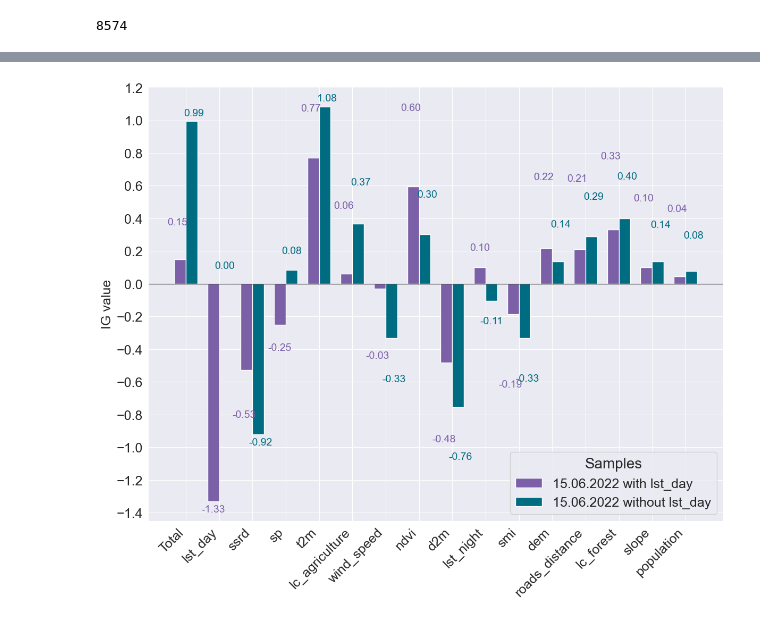
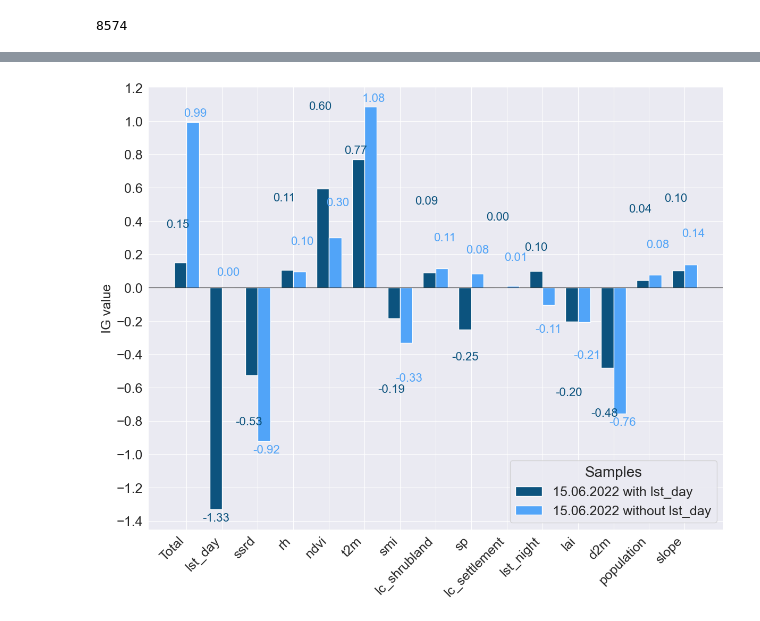
Before and after one commit to paulinebecker2002/mesogeos, a Jupyter notebook: outputs/big_fires.ipynb, the cells around one changed output, grey strips where cells are left out. Drawn from its saved outputs; the diff is of its cells as text; code cells hidden in the pictures.

```diff
--- a/outputs/big_fires.ipynb
+++ b/outputs/big_fires.ipynb
@@ -598,6 +655,6 @@ plot_grouped_shap_comparison_sorted(FN_w_lst_day, FN_wo_lst_day)
 # %%
 def annotate_bars_stacked_vertical_ig(
-        ax, x, shap_1, shap_2, width,
+        ax, x, shap_1, shap_2, width, color1, color2,
         *,
         fontsize=10,
         small_bar_thresh=0.15,
@@ -606,7 +663,7 @@ def annotate_bars_stacked_vertical_ig(
         small_boost=0.06,
         same_sign_sep=0.14,
         small_bar_gap=0.2,
-        large_bar_thresh=0.8,     # ab wann "groß" gilt
+        large_bar_thresh=0.6,     # ab wann "groß" gilt
         large_bar_offset=0.02     # Label-Abstand bei großen Balken
 ):
     import numpy as np
@@ -614,7 +671,6 @@ def annotate_bars_stacked_vertical_ig(
     blau = "#7B60A8"
     tuerkis = "#006C81"
     colors = ["navy", "darkred"]
-    # Farben für die Balken
 
     def outward_offset(val):
         """Standardoffset (außer bei sehr großen Balken)"""
@@ -627,7 +683,7 @@ def annotate_bars_stacked_vertical_ig(
         same_sign = np.sign(v1) == np.sign(v2)
 
         if same_sign:
-            colors = ["navy", "darkred"]
+            colors = [color1, color2]
             dxs = [-0.25, +0.25]
 
             # Basispositionen
@@ -640,8 +696,8 @@ def annotate_bars_stacked_vertical_ig(
 
             if (abs(v1) < small_bar_thresh) and (abs(v2) < small_bar_thresh):
                 dir_sign = 1 if v1 >= 0 else -1
-                y1 += dir_sign * small_bar_gap
-                y2 += dir_sign * small_bar_gap
+                y1 += dir_sign * small_bar_gap + 0.01  # + for IG values +0.01 for FN comparison
+                y2 += dir_sign * small_bar_gap - 0.04 * dir_sign # + for IG values -0.03 for FN comparison
 
             if abs(v1) > large_bar_thresh:
                 y1 = v1 + (large_bar_offset if v1 > 0 else -large_bar_offset)
@@ -656,16 +712,14 @@ def annotate_bars_stacked_vertical_ig(
                     fontsize=fontsize, color=colors[1])
 
         else:
-            # Unterschiedliche Vorzeichen
+
             for val, dx_sign, color in zip([v1, v2],
                                            [-width/2, +width/2],
-                                        ["navy", "darkred"]):
-                # Standardoffset
+                                        [color1, color2]):
                 if abs(val) > large_bar_thresh:
-                    # Große Balken: Label direkt ±0.01
                     y_pos = val + (large_bar_offset if val > 0 else -large_bar_offset)
                 else:
-                    y_pos = val + outward_offset(val)
+                    y_pos = val + outward_offset(val) + (0.02 if val > 0 else -0.02)  # +0.01 for IG values
                 va = 'bottom' if val >= 0 else 'top'
                 ax.text(x[i] + dx_sign, y_pos, f"{val:.2f}",
                         ha='center', va=va, fontsize=fontsize, color=color)
@@ -731,66 +777,50 @@ plot_grouped_ig_comparison_fixed(FN_ig_w_lst_day, TP_ig_w_lst_day)
 #csv data is created from waterfall method in plot_shap.py
 def plot_grouped_ig_comparison_sorted(df_1, df_2):
 
-    assert all(df_1['feature'] == df_2['feature']), "Features in den CSVs stimmen nicht überein."
+    fixed_order = [
+        "Total", "lst_day", "ssrd", "rh", "ndvi", "t2m", "smi", "lc_shrubland", "sp",
+        "lc_settlement", "sparse_vegetation", "lst_night", "lai", "d2m", "population",
+        "slope", "wind_speed", "lc_grassland", "lc_wetland", "dem", "lc_agriculture",
+        "roads_distance", "tp", "lc_forest", "lc_water_bodies"
+    ]
 
     abs_sum_1 = df_1['ig_value'].sum()
     abs_sum_2 = df_2['ig_value'].sum()
 
-    df_1['diff'] = (df_1['ig_value'] - df_2['ig_value']).abs()
-    df_sorted = df_1.sort_values(by="diff", ascending=False).reset_index(drop=True).head(15)
+    df_1 = df_1.set_index('feature')
+    df_2 = df_2.set_index('feature')
 
-    features = ["Total"] + df_sorted['feature'].tolist()
-    shap_1 = [abs_sum_1] + df_1.set_index('feature').loc[df_sorted['feature'], 'ig_value'].tolist()
-    shap_2 = [abs_sum_2] + df_2.set_index('feature').loc[df_sorted['feature'], 'ig_value'].tolist()
+    features = [f for f in fixed_order if f in df_1.index or f == "Total"][:15]
+    shap_1 = [abs_sum_1 if f == "Total" else df_1.loc[f, 'ig_value'] for f in features]
+    shap_2 = [abs_sum_2 if f == "Total" else df_2.loc[f, 'ig_value'] for f in features]
 
     x = np.arange(len(features))
     width = 0.35
 
     fig, ax = plt.subplots(figsize=(12, 10))
 
-    #norm = plt.Normalize(min(shap_1 + shap_2), max(shap_1 + shap_2))
-    #colors_1 = cm.Blues_r(norm(shap_1))
-    #colors_2 = cm.Reds(norm(shap_2))
+    dark_blue = "#0C537E"   # dunkles Blau
+    light_blue = "#51A4F8"
 
-    norm = Normalize(0, max(np.abs(shap_1 + shap_2)))
-    colors_1 = [cm.Blues(0.4 + 0.7 * norm(abs(val))) for val in shap_1]
-    colors_2 = [cm.Reds(0.4 + 0.7 * norm(abs(val))) for val in shap_2]
+    bars1 = ax.bar(x - width/2, shap_1, width, color=dark_blue, label="15.06.2022 with lst_day")
+    bars2 = ax.bar(x + width/2, shap_2, width, color=light_blue, label="15.06.2022 without lst_day")
 
-
-
-    #norm = Normalize(vmin=0, vmax=max(np.max(np.abs(shap_1)), np.max(np.abs(shap_2))))
-
-
-    blau_cmap = LinearSegmentedColormap.from_list("blauviolett", ["#eff3ff", "#6a51a3"])
-
-
-    tuerkis_cmap = LinearSegmentedColormap.from_list("tuerkis", ["#16C1E5", "#005f73"]) #c6f6f6
-    blau = "#7B60A8"
-    tuerkis = "#006C81"
-
-
-    colors_1 = [blau_cmap(0.4 + 0.6 * norm(abs(val))) for val in shap_1]
-    colors_2 = [tuerkis_cmap(0.4 + 0.6 * norm(abs(val))) for val in shap_2]
-
-    bars1 = ax.bar(x - width/2, shap_1, width, color=blau, label="15.06.2022 with lst_day")
-    bars2 = ax.bar(x + width/2, shap_2, width, color=tuerkis, label="15.06.2022 without lst_day")
-
-    annotate_bars_stacked_vertical_ig(ax, x, shap_1, shap_2, width, small_bar_thresh=0.8, same_sign_sep=0.2, fontsize=14)
+    annotate_bars_stacked_vertical_ig(ax, x, shap_1, shap_2, width, dark_blue, light_blue, small_bar_thresh=0.6, same_sign_sep=0.2, fontsize=16)
 
 
     ax.set_ylabel("IG value", fontsize=18, fontweight='medium')
     ax.tick_params(axis='y', labelsize=18)
     ax.set_xticks(x)
     ax.set_xticklabels(features, rotation=45, fontsize=18, ha="right", fontweight='medium')
     ax.legend(title="Samples", fontsize=18, title_fontsize=20, loc='lower right')
     ax.axhline(0, color='black', linewidth=0.8)
     #ax.set_ylim(2, 0.25)
     ax.yaxis.set_major_locator(MultipleLocator(0.2))
 
     plt.tight_layout()
     plt.savefig('/Users/I566184/Library/Mobile Documents/com~apple~CloudDocs/Uni/Wirtschaftsinformatik KIT/Semester6/Bachlorarbeit/Graphics/Results/Case_studies/Transformer_IG_15_FN_Spain.png', format="png", dpi=300)
     plt.show()
 
 plot_grouped_ig_comparison_sorted(FN_ig_w_lst_day, FN_ig_wo_lst_day)
 # %% [output]
-[figure, old version]
+[figure, new version]
```
Also changed, not shown: parts of 10 cells of this notebook, 11 other files.
